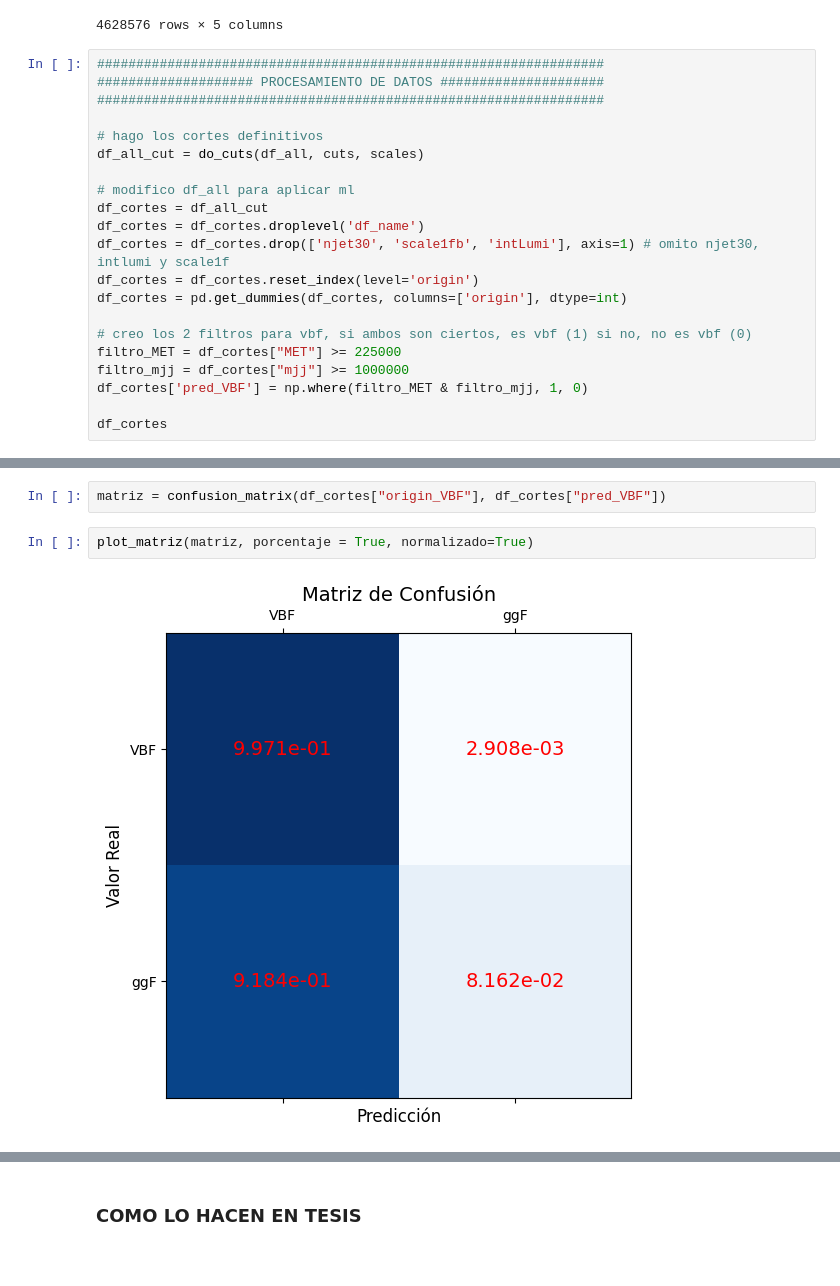
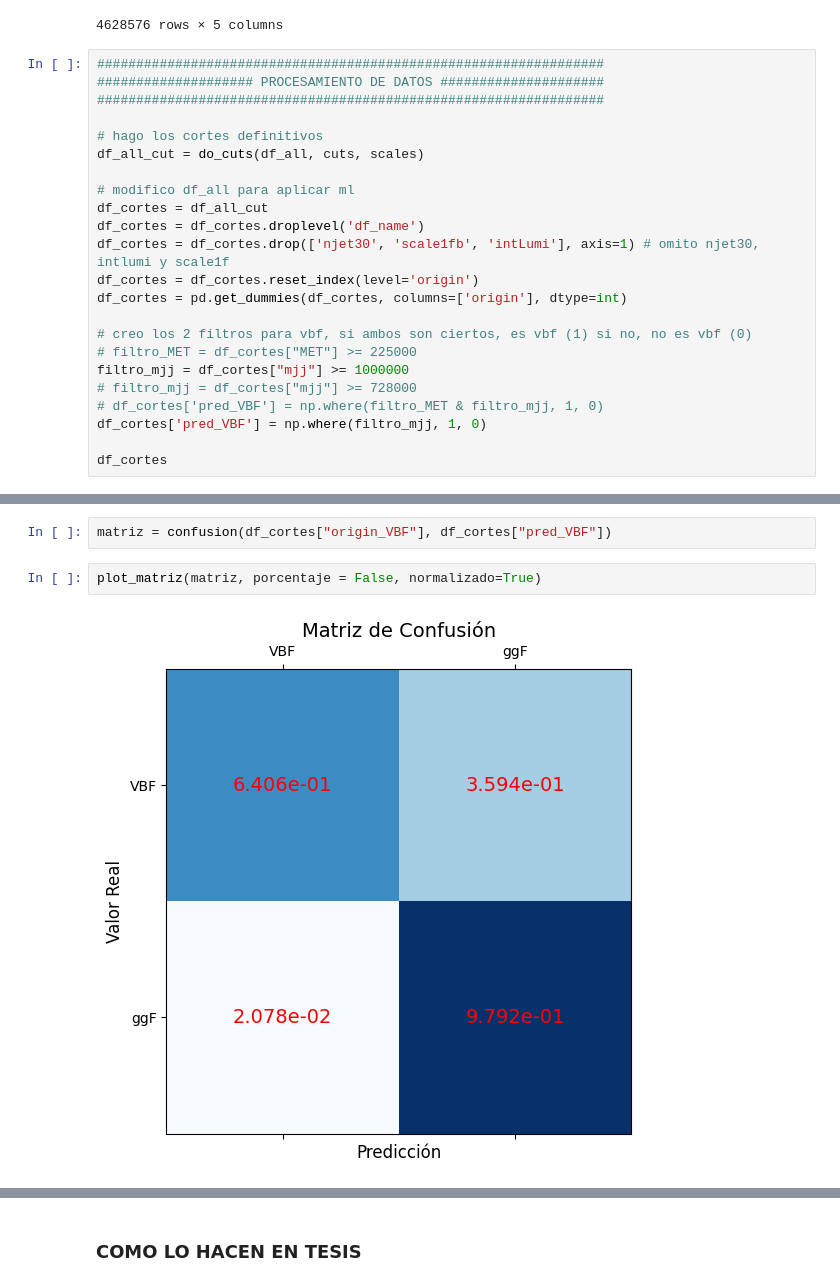
Before and after one commit to tomilee09/tesis_pregrado, a Jupyter notebook: analisis_cortes.ipynb, the cells around one changed output, grey strips where cells are left out. Cells and saved outputs as stored; diff of their text form.

```diff
--- a/analisis_cortes.ipynb
+++ b/analisis_cortes.ipynb
@@ -169,9 +98,11 @@ df_cortes = df_cortes.reset_index(level='origin')
 df_cortes = pd.get_dummies(df_cortes, columns=['origin'], dtype=int)
 
 # creo los 2 filtros para vbf, si ambos son ciertos, es vbf (1) si no, no es vbf (0)
-filtro_MET = df_cortes["MET"] >= 225000
+# filtro_MET = df_cortes["MET"] >= 225000
 filtro_mjj = df_cortes["mjj"] >= 1000000
-df_cortes['pred_VBF'] = np.where(filtro_MET & filtro_mjj, 1, 0)
+# filtro_mjj = df_cortes["mjj"] >= 728000
+# df_cortes['pred_VBF'] = np.where(filtro_MET & filtro_mjj, 1, 0)
+df_cortes['pred_VBF'] = np.where(filtro_mjj, 1, 0)
 
 df_cortes
 # %% [output]
@@ -192,11 +123,11 @@ Numero eventos despues: 2013265
 | 2012575 | 1.434225e+05 | 26644.656250 | 0 | 1 | 0 |
 2012576 rows × 5 columns
 # %%
-matriz = confusion_matrix(df_cortes["origin_VBF"], df_cortes["pred_VBF"])
+matriz = confusion(df_cortes["origin_VBF"], df_cortes["pred_VBF"])
 # %%
-plot_matriz(matriz, porcentaje = True, normalizado=True)
+plot_matriz(matriz, porcentaje = False, normalizado=True)
 # %% [output]
-[figure, old version]
+[figure, new version]
 # %%
 plot_confusion_barras(matriz)
 # %% [output]
```
Also changed, not shown: parts of 5 cells of this notebook, 4 other files.
